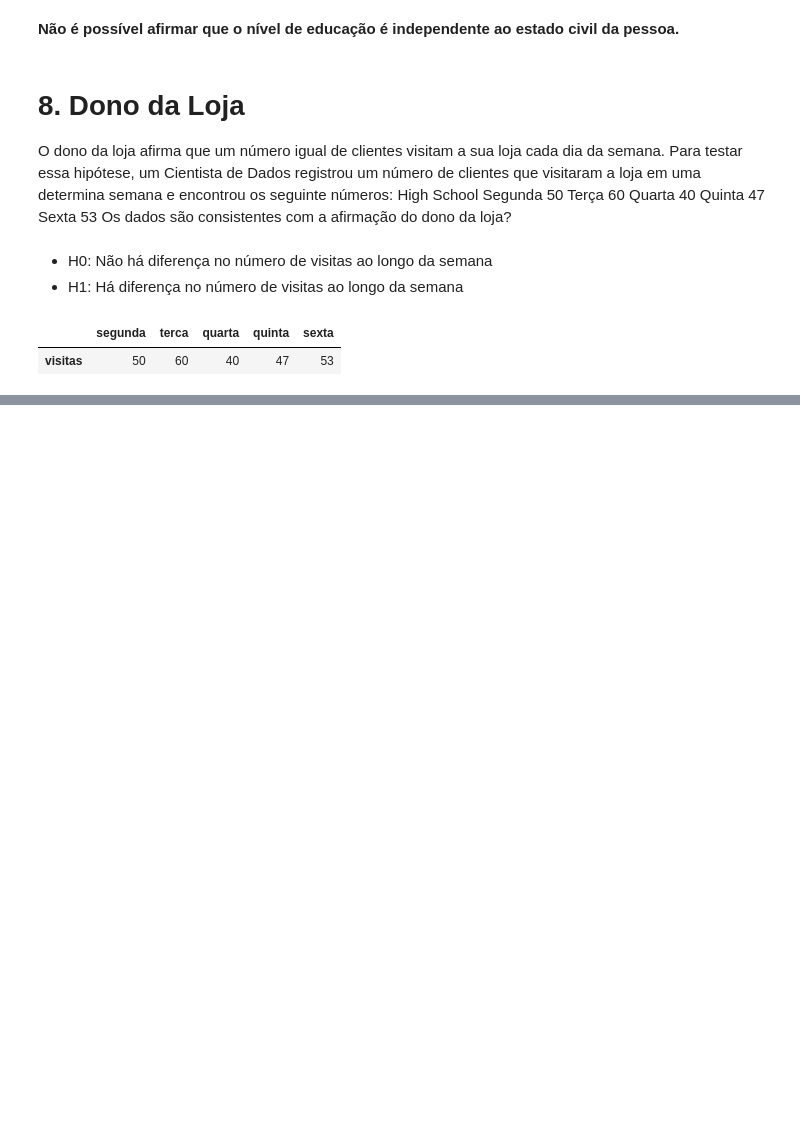
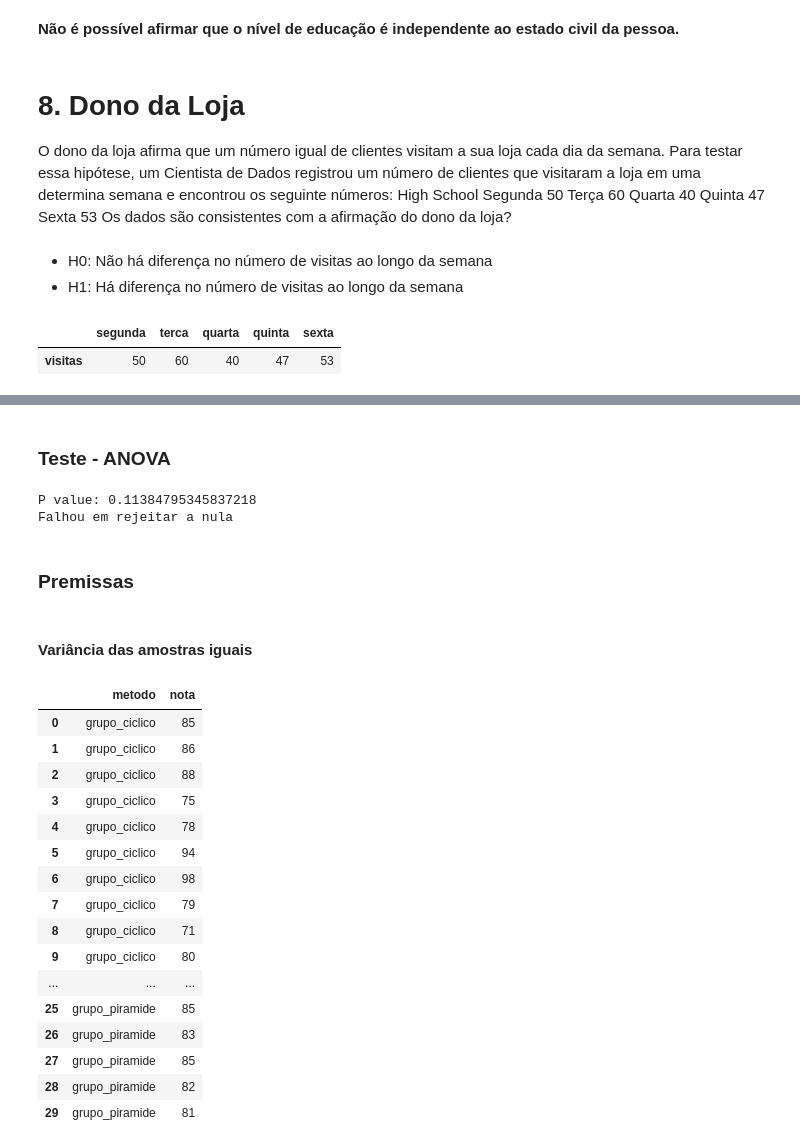
Before and after one commit to miguelzph/ab_test, a Jupyter notebook: notebooks/exercicios_aula_23.ipynb, the cells around one changed output, grey strips where cells are left out. Saved outputs shown, nothing was run; the diff lists cells and outputs as text; code cells hidden in the pictures; blank space fills up the shorter version.

```diff
--- a/notebooks/exercicios_aula_23.ipynb
+++ b/notebooks/exercicios_aula_23.ipynb
@@ -529,0 +544,40 @@ Rejeita a nula
+# %% [markdown]
+### Teste - ANOVA
+# %%
+anova_stat, p_value = stats.f_oneway(grupo_ciclico,grupo_linear, grupo_piramide)
+
+print(f"P value: {p_value}")
+
+if p_value< 0.05:
+    print('Rejeita a nula')
+else:
+    print('Falhou em rejeitar a nula')
+# %% [output]
+P value: 0.11384795345837218
+Falhou em rejeitar a nula
+# %% [markdown]
+### Premissas
+# %% [markdown]
+#### Variância das amostras iguais
+# %%
+df = pd.DataFrame({'grupo_ciclico': grupo_ciclico,'grupo_linear':  grupo_linear,'grupo_piramide':  grupo_piramide})
+df = df.melt(value_name='nota', var_name='metodo')
+df
+# %% [output]
+|  | metodo | nota |
+| 0 | grupo_ciclico | 85 |
+| 1 | grupo_ciclico | 86 |
+| 2 | grupo_ciclico | 88 |
+| 3 | grupo_ciclico | 75 |
+| 4 | grupo_ciclico | 78 |
+| 5 | grupo_ciclico | 94 |
+| 6 | grupo_ciclico | 98 |
+| 7 | grupo_ciclico | 79 |
+| 8 | grupo_ciclico | 71 |
+| 9 | grupo_ciclico | 80 |
+| ... | ... | ... |
+| 25 | grupo_piramide | 85 |
+| 26 | grupo_piramide | 83 |
+| 27 | grupo_piramide | 85 |
+| 28 | grupo_piramide | 82 |
+| 29 | grupo_piramide | 81 |
```
Also changed, not shown: parts of 27 cells of this notebook.
